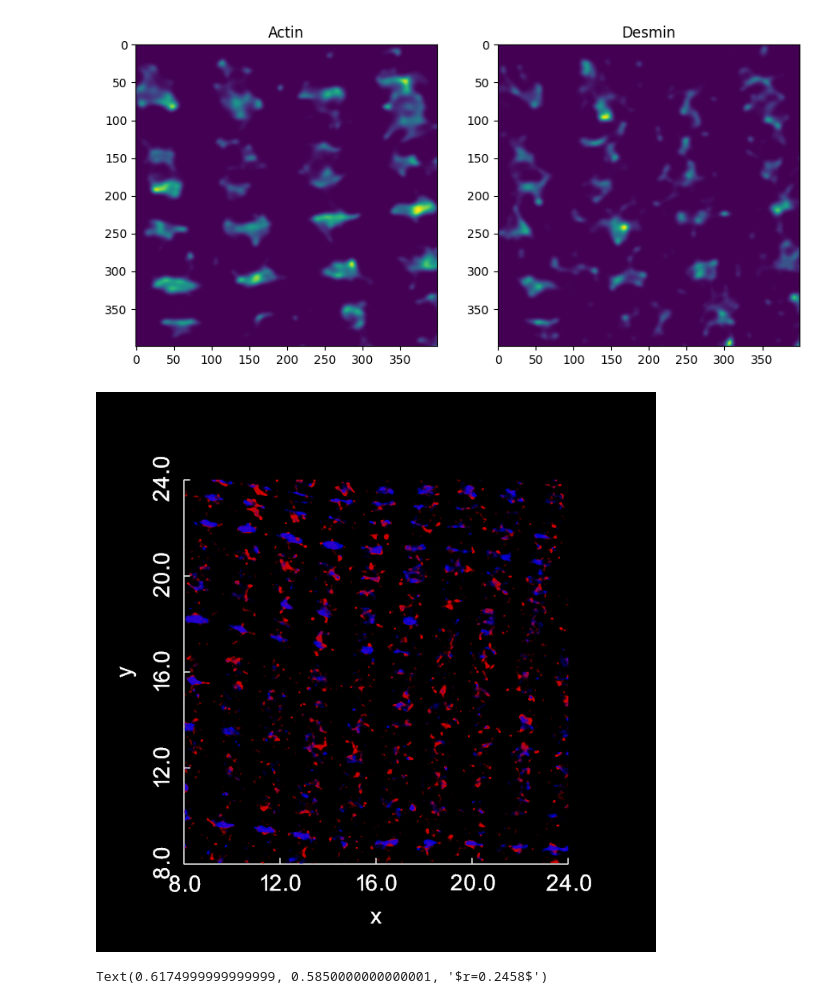
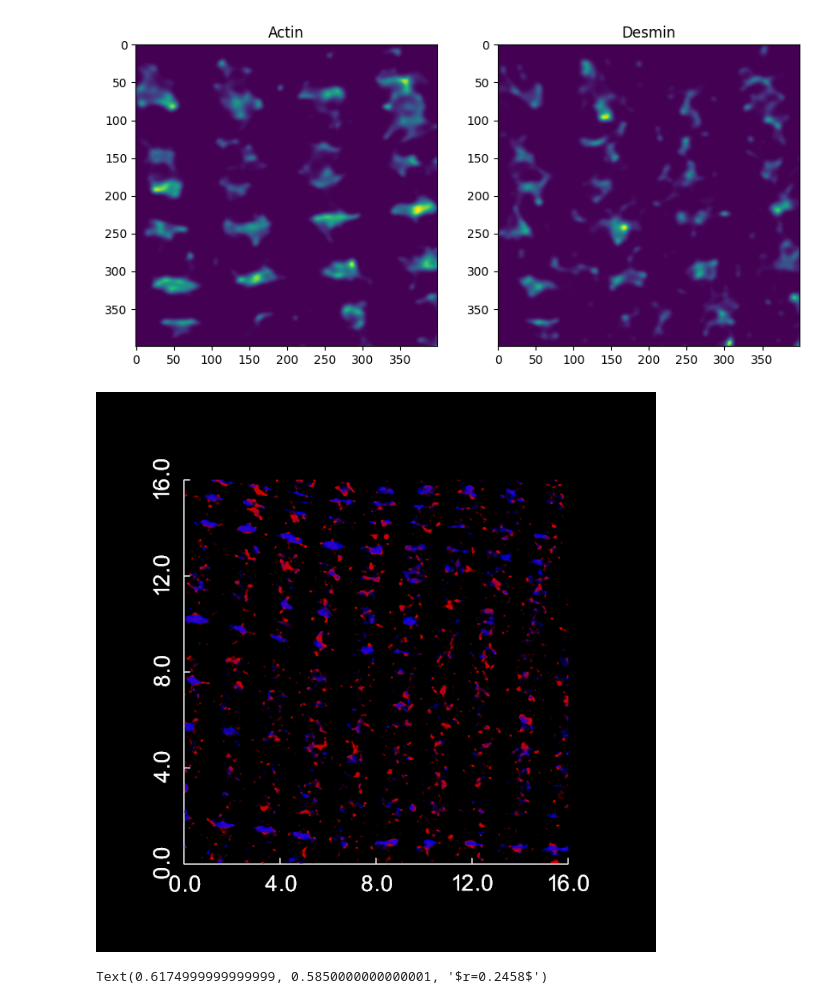
Before and after one commit to Jhko725/ProteinStructureReconstruction.jl, a Jupyter notebook: notebooks/analyze_sim.ipynb, the cells around one changed output. Drawn from its saved outputs; the diff is of its cells as text; code cells hidden in the pictures.

```diff
--- a/notebooks/analyze_sim.ipynb
+++ b/notebooks/analyze_sim.ipynb
@@ -682,36 +715,38 @@ actor = pl.add_volume(
     blending="maximum",
     show_scalar_bar=False,
 )
 actor.prop.interpolation_type = "linear"
 actor = pl.add_volume(
     grid2.extract_subset([512, 1536, 512, 1536, 0, 45]),
     cmap=["#0000FF"],
     opacity=[0.0, 0.1, 0.8],
     clim=(0, 0.2),
     # opacity_unit_distance=1.5,
     blending="maximum",
     show_scalar_bar=False,
 )
 actor.prop.interpolation_type = "linear"
 pl.set_background(color="black")
 pl.enable_parallel_projection()
 
 pl.view_xy()
 axis = pl.show_bounds(
     color="white",
+    axes_ranges=[0, 16, 0, 16, 0, 0],
     grid=None,
     bold=False,
     font_size=22,
     font_family="arial",
     padding=0.0,
     use_3d_text=False,
     show_zaxis=False,
-    xtitle="x",
-    ytitle="y",
+    xtitle="",
+    ytitle="",
 )
 pl.show()
+pl.save_graphic("../figures/fig_2/2e/actin.svg")
 # %% [output]
-[figure, old version]
+[figure, new version]
 # %%
 corrcoef, thresholds = pearson_correlation_coefficient(data[1, *roi], data[0, *roi])
 # %%
```
Also changed, not shown: parts of 33 cells of this notebook, 5 other files.
